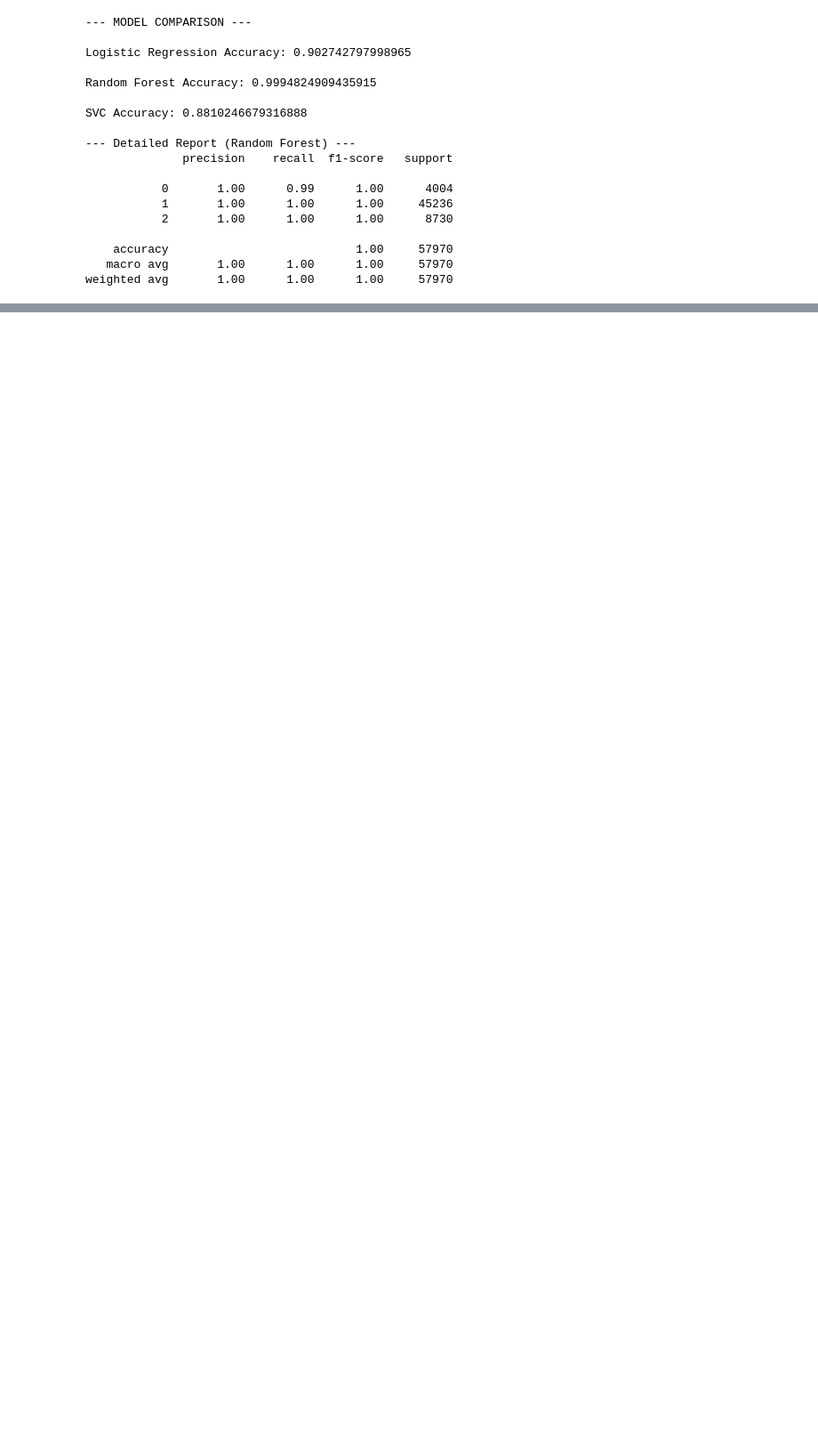
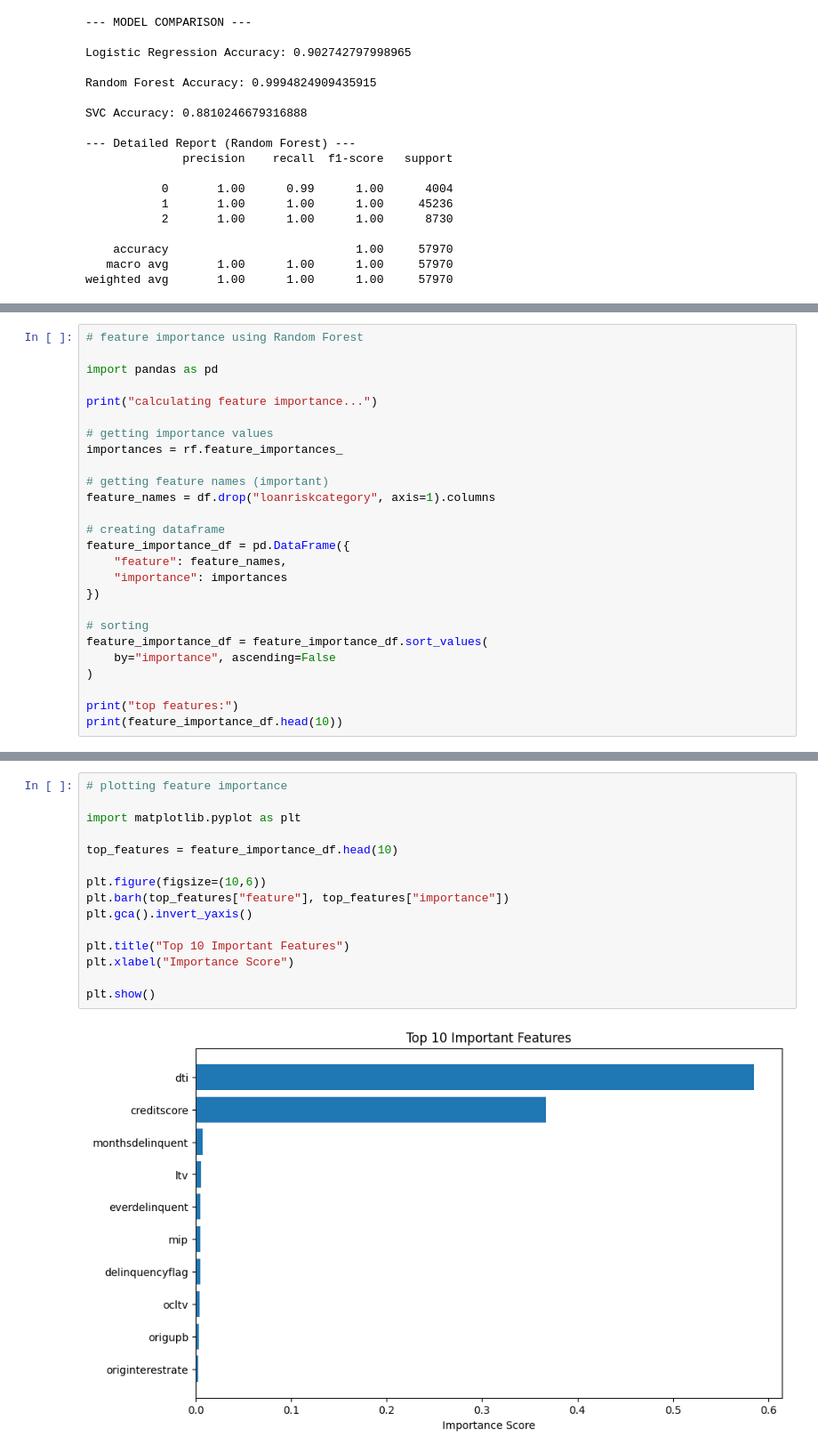
Before and after one commit to Kalyang21/MBS-Risk-Prediction-Final, a Jupyter notebook: kalyan_SVC_model.ipynb, the cells around one changed output, grey strips where cells are left out. Shown at 89% size. Saved outputs shown, nothing was run; the diff lists cells and outputs as text; blank space fills up the shorter version.

```diff
--- a/kalyan_SVC_model.ipynb
+++ b/kalyan_SVC_model.ipynb
@@ -168,0 +154,26 @@ Based on the model comparison results:
+# %%
+# feature importance using Random Forest
+
+import pandas as pd
+
+print("calculating feature importance...")
+
+# getting importance values
+importances = rf.feature_importances_
+
+# getting feature names (important)
+feature_names = df.drop("loanriskcategory", axis=1).columns
+
+# creating dataframe
+feature_importance_df = pd.DataFrame({
+    "feature": feature_names,
+    "importance": importances
+})
+
+# sorting
+feature_importance_df = feature_importance_df.sort_values(
+    by="importance", ascending=False
+)
+
+print("top features:")
+print(feature_importance_df.head(10))
@@ -168,0 +194,17 @@ Based on the model comparison results:
+# %%
+# plotting feature importance
+
+import matplotlib.pyplot as plt
+
+top_features = feature_importance_df.head(10)
+
+plt.figure(figsize=(10,6))
+plt.barh(top_features["feature"], top_features["importance"])
+plt.gca().invert_yaxis()
+
+plt.title("Top 10 Important Features")
+plt.xlabel("Importance Score")
+
+plt.show()
+# %% [output]
+[figure, added]
```
Also changed, not shown: parts of 4 cells of this notebook, 1 other file.
